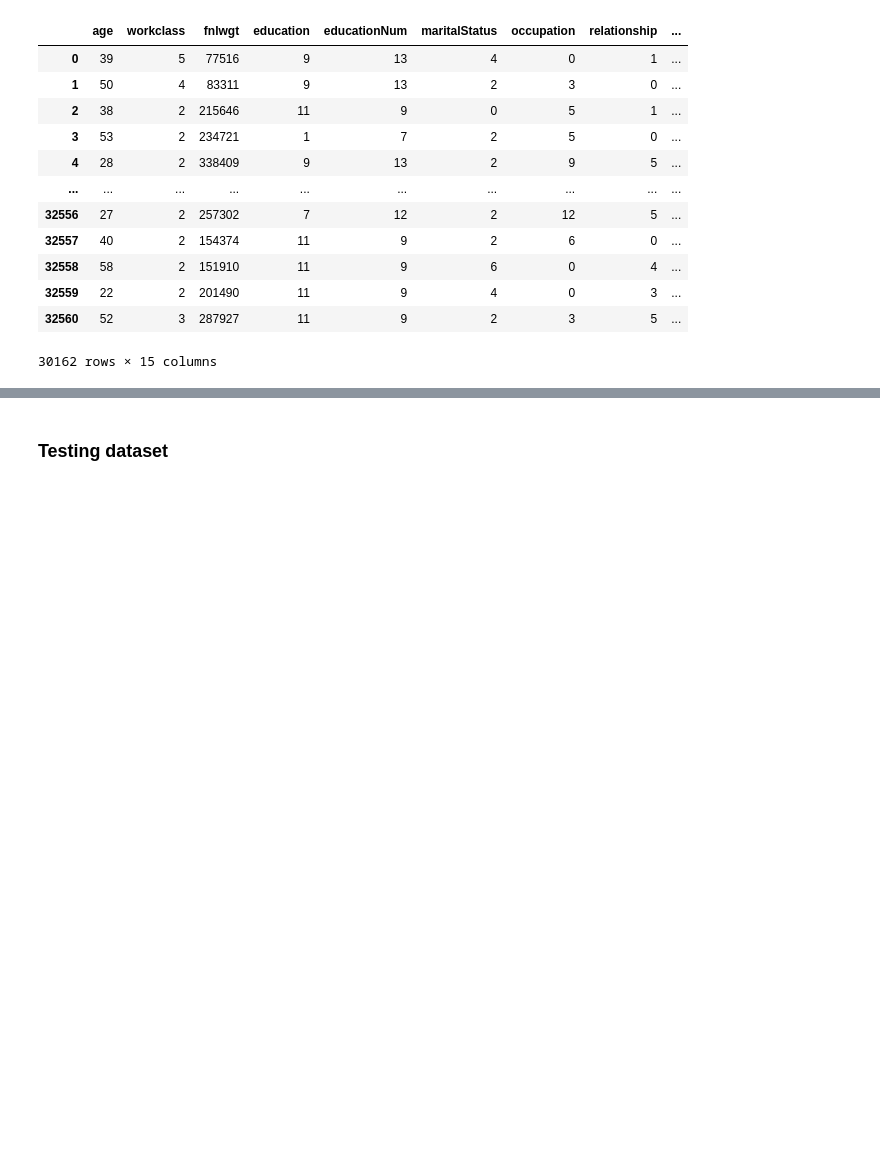
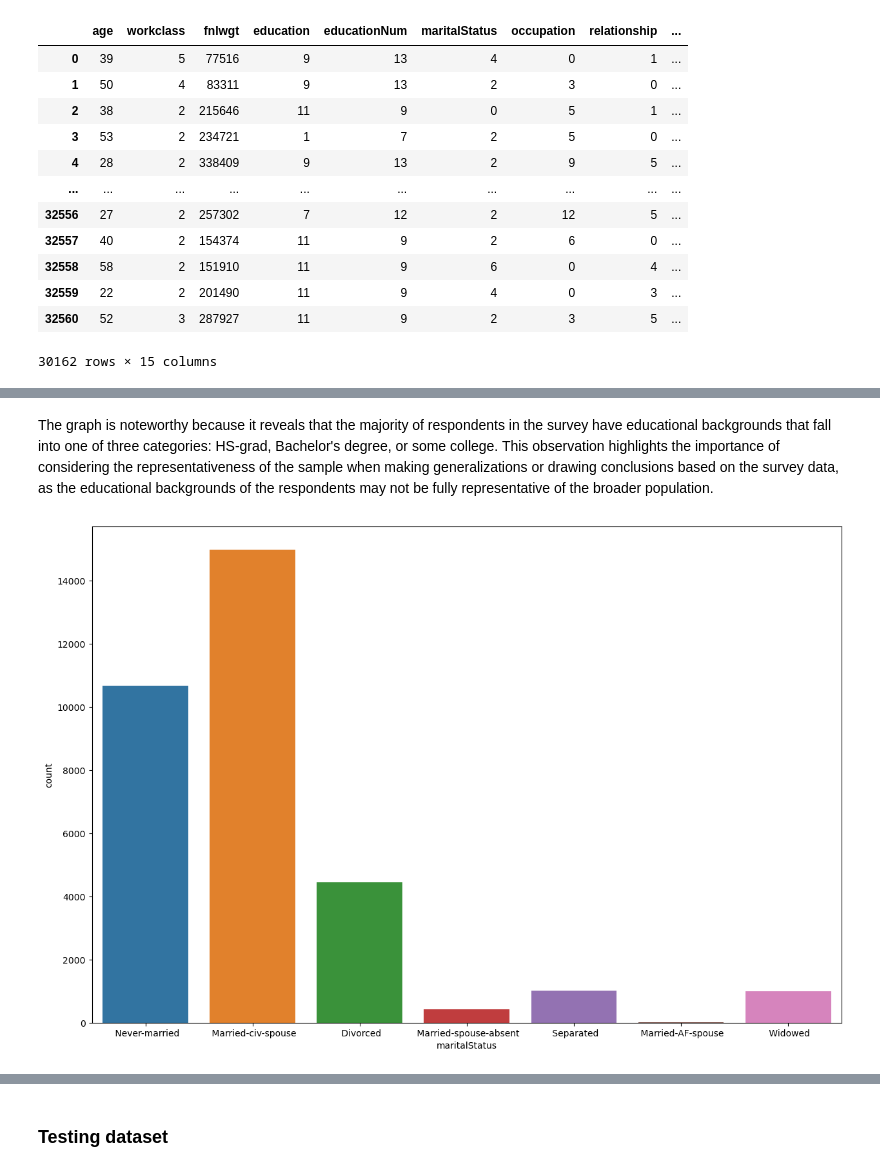
Before and after one commit to danylolviv/AdultDataset, a Jupyter notebook: Exam - Fina.ipynb, the cells around one changed output, grey strips where cells are left out. Drawn from its saved outputs; the diff is of its cells as text; code cells hidden in the pictures; blank space fills up the shorter version.

```diff
--- a/Exam - Fina.ipynb
+++ b/Exam - Fina.ipynb
@@ -214,0 +241,8 @@ training_df
+# %% [markdown]
+The graph is noteworthy because it reveals that the majority of respondents in the survey have educational backgrounds that fall into one of three categories: HS-grad, Bachelor's degree, or some college. This observation highlights the importance of considering the representativeness of the sample when making generalizations or drawing conclusions based on the survey data, as the educational backgrounds of the respondents may not be fully representative of the broader population.
+# %%
+plt.figure(figsize = (15,10))
+sns.countplot(x = training_df_pre_transformation[categorical_columns[2]])
+plt.show()
+# %% [output]
+[figure, added]
```
Also changed, not shown: parts of 17 cells of this notebook.
